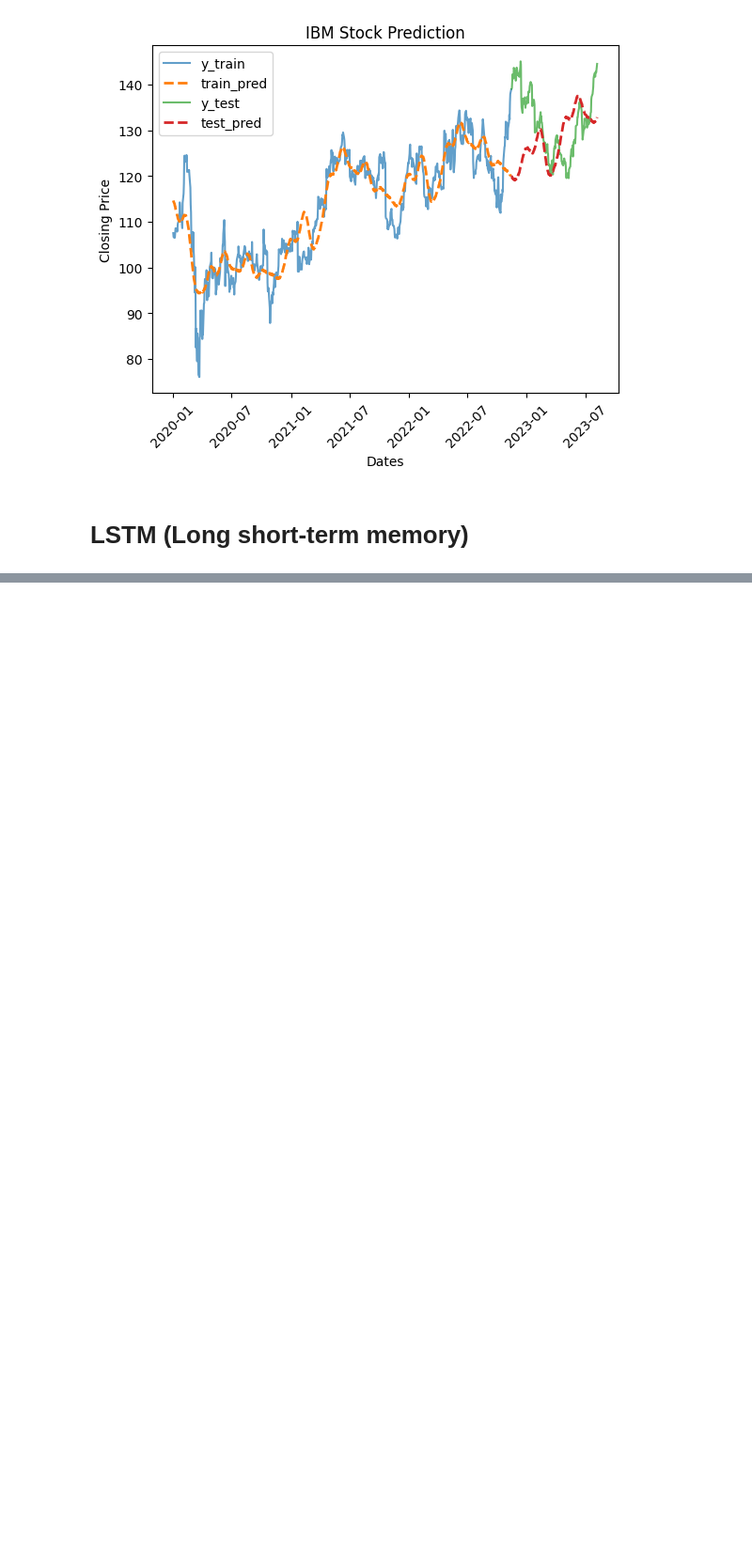
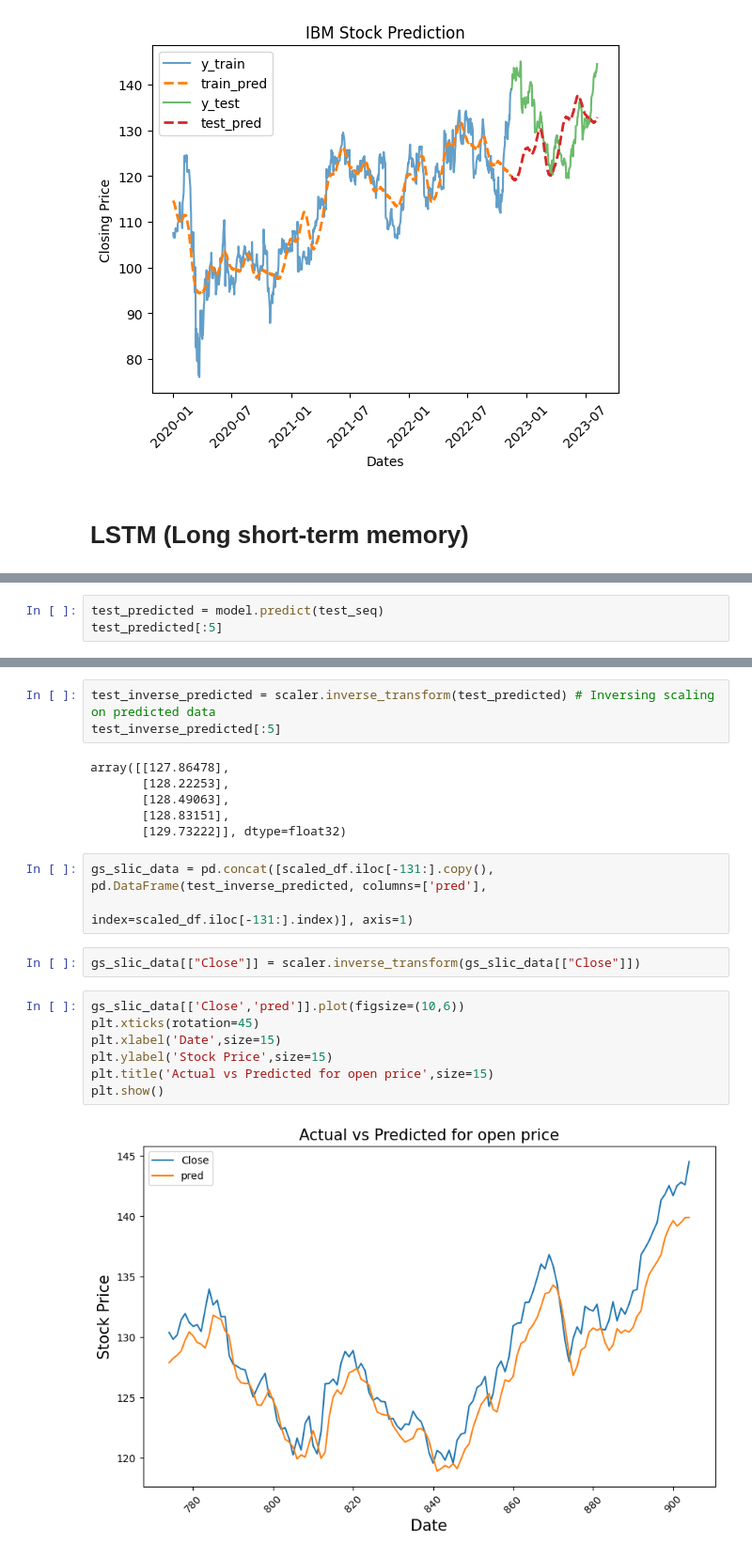
Before and after one commit to trtrgfh/y36LwAR7LjNiYTfP, a Jupyter notebook: Untitled.ipynb, the cells around one changed output, grey strips where cells are left out. Shown at 94% size. Drawn from its saved outputs; the diff is of its cells as text; blank space fills up the shorter version.

```diff
--- a/Untitled.ipynb
+++ b/Untitled.ipynb
@@ -658,0 +675,3 @@ NameError: ignored
+# %%
+test_predicted = model.predict(test_seq)
+test_predicted[:5]
@@ -658,0 +685,23 @@ NameError: ignored
+# %%
+test_inverse_predicted = scaler.inverse_transform(test_predicted) # Inversing scaling on predicted data
+test_inverse_predicted[:5]
+# %% [output]
+array([[127.86478],
+       [128.22253],
+       [128.49063],
+       [128.83151],
+       [129.73222]], dtype=float32)
+# %%
+gs_slic_data = pd.concat([scaled_df.iloc[-131:].copy(), pd.DataFrame(test_inverse_predicted, columns=['pred'],
+                                                                    index=scaled_df.iloc[-131:].index)], axis=1)
+# %%
+gs_slic_data[["Close"]] = scaler.inverse_transform(gs_slic_data[["Close"]])
+# %%
+gs_slic_data[['Close','pred']].plot(figsize=(10,6))
+plt.xticks(rotation=45)
+plt.xlabel('Date',size=15)
+plt.ylabel('Stock Price',size=15)
+plt.title('Actual vs Predicted for open price',size=15)
+plt.show()
+# %% [output]
+[figure, added]
```
Also changed, not shown: parts of 19 cells of this notebook.
